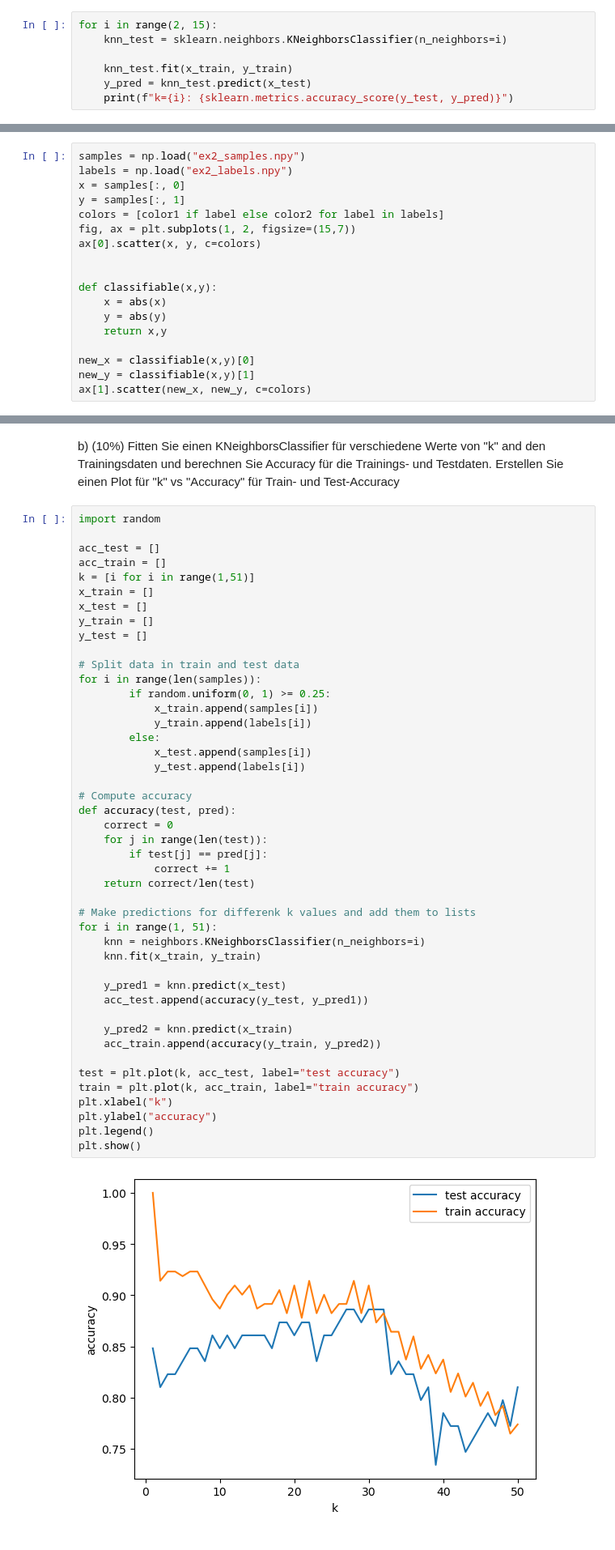
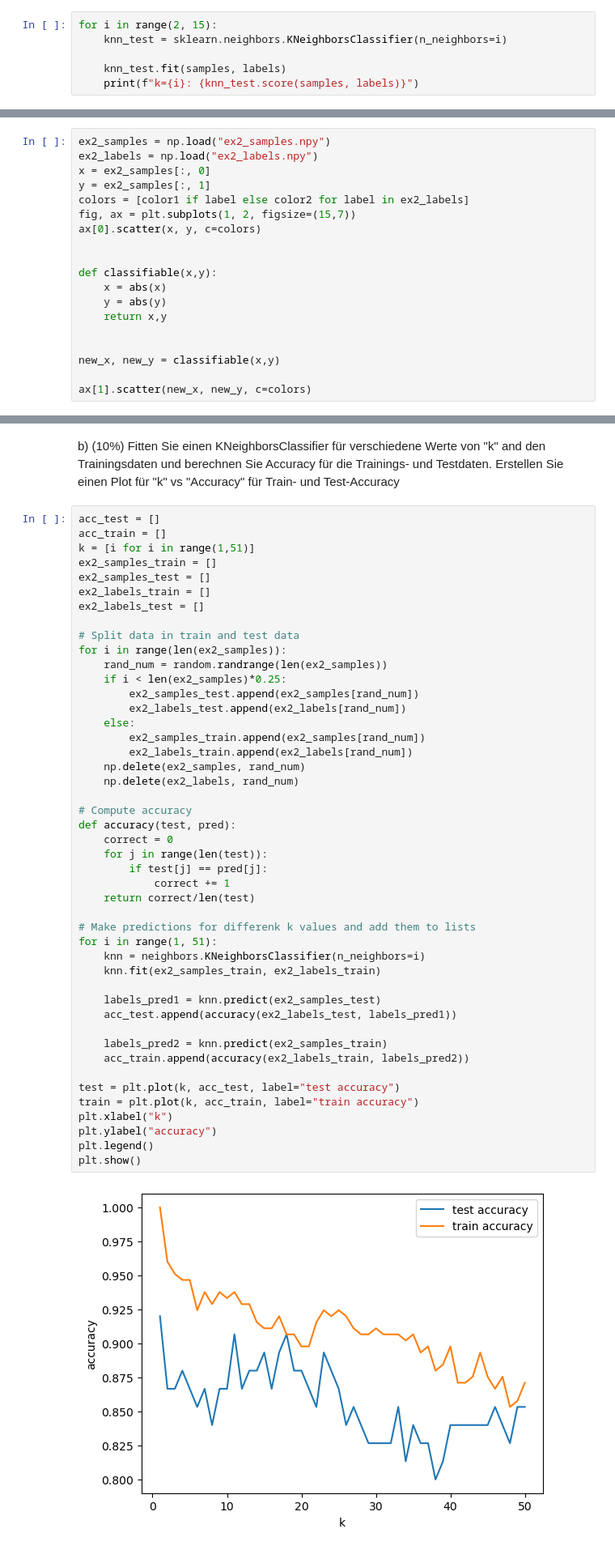
Before and after one commit to olehae/DS1, a Jupyter notebook: Hausaufgabe07.ipynb, the cells around one changed output, grey strips where cells are left out. Shown at 81% size. Saved outputs shown, nothing was run; the diff lists cells and outputs as text.

```diff
--- a/Hausaufgabe07.ipynb
+++ b/Hausaufgabe07.ipynb
@@ -91,7 +90,6 @@ d) (5%) Sie werden kleine Inseln in den Klassifizierungs-Grenzen erkennen. Was i
 for i in range(2, 15):
     knn_test = sklearn.neighbors.KNeighborsClassifier(n_neighbors=i)
 
-    knn_test.fit(x_train, y_train)
-    y_pred = knn_test.predict(x_test)
-    print(f"k={i}: {sklearn.metrics.accuracy_score(y_test, y_pred)}")
+    knn_test.fit(samples, labels)
+    print(f"k={i}: {knn_test.score(samples, labels)}")
 # %% [output]
@@ -204,11 +189,11 @@ Nutzen Sie in dieser Aufgabe aus sklearn nur den KNeighborsClassifier. Sollten S
 # %% [markdown]
 a) (10%) Laden Sie die Daten "ex2_samples.npy" und "ex2_labels.npy" und visualisieren Sie sie wie in Aufgabe 1. Sie werden sehen, dass die Daten nicht mit einem linearen Classifier klassifizierbar sind. Schreiben Sie eine Funktion, die die Daten in ein anderes Koordinatensystem transformiert, in dem sie leichter zu klassifizieren sind.
 # %%
-samples = np.load("ex2_samples.npy")
-labels = np.load("ex2_labels.npy")
-x = samples[:, 0]
-y = samples[:, 1]
-colors = [color1 if label else color2 for label in labels]
+ex2_samples = np.load("ex2_samples.npy")
+ex2_labels = np.load("ex2_labels.npy")
+x = ex2_samples[:, 0]
+y = ex2_samples[:, 1]
+colors = [color1 if label else color2 for label in ex2_labels]
 fig, ax = plt.subplots(1, 2, figsize=(15,7))
 ax[0].scatter(x, y, c=colors)
 
@@ -218,8 +203,9 @@ def classifiable(x,y):
     y = abs(y)
     return x,y
 
-new_x = classifiable(x,y)[0]
-new_y = classifiable(x,y)[1]
+
+new_x, new_y = classifiable(x,y)
+
 ax[1].scatter(new_x, new_y, c=colors)
 # %% [output]
 <matplotlib.collections.PathCollection at 0x...>
@@ -227,52 +213,53 @@ ax[1].scatter(new_x, new_y, c=colors)
 # %% [markdown]
 b) (10%) Fitten Sie einen KNeighborsClassifier für verschiedene Werte von "k" and den Trainingsdaten und berechnen Sie Accuracy für die Trainings- und Testdaten. Erstellen Sie einen Plot für "k" vs "Accuracy" für Train- und Test-Accuracy
 # %%
-import random
-
 acc_test = []
 acc_train = []
 k = [i for i in range(1,51)]
-x_train = []
-x_test = []
-y_train = []
-y_test = []
+ex2_samples_train = []
+ex2_samples_test = []
+ex2_labels_train = []
+ex2_labels_test = []
 
 # Split data in train and test data
-for i in range(len(samples)):
-        if random.uniform(0, 1) >= 0.25:
-            x_train.append(samples[i])
-            y_train.append(labels[i])
-        else:
-            x_test.append(samples[i])
-            y_test.append(labels[i])
+for i in range(len(ex2_samples)):
+    rand_num = random.randrange(len(ex2_samples))
+    if i < len(ex2_samples)*0.25:
+        ex2_samples_test.append(ex2_samples[rand_num])
+        ex2_labels_test.append(ex2_labels[rand_num])
+    else:
+        ex2_samples_train.append(ex2_samples[rand_num])
+        ex2_labels_train.append(ex2_labels[rand_num])
+    np.delete(ex2_samples, rand_num)
+    np.delete(ex2_labels, rand_num)
 
 # Compute accuracy
 def accuracy(test, pred):
     correct = 0
     for j in range(len(test)):
         if test[j] == pred[j]:
             correct += 1
     return correct/len(test)
 
 # Make predictions for differenk k values and add them to lists
 for i in range(1, 51):
     knn = neighbors.KNeighborsClassifier(n_neighbors=i)
-    knn.fit(x_train, y_train)
+    knn.fit(ex2_samples_train, ex2_labels_train)
 
-    y_pred1 = knn.predict(x_test)
-    acc_test.append(accuracy(y_test, y_pred1))
+    labels_pred1 = knn.predict(ex2_samples_test)
+    acc_test.append(accuracy(ex2_labels_test, labels_pred1))
 
-    y_pred2 = knn.predict(x_train)
-    acc_train.append(accuracy(y_train, y_pred2))
+    labels_pred2 = knn.predict(ex2_samples_train)
+    acc_train.append(accuracy(ex2_labels_train, labels_pred2))
 
 test = plt.plot(k, acc_test, label="test accuracy")
 train = plt.plot(k, acc_train, label="train accuracy")
 plt.xlabel("k")
 plt.ylabel("accuracy")
 plt.legend()
 plt.show()
 # %% [output]
-[figure, old version]
+[figure, new version]
 # %% [markdown]
 c) (30%) Splitten Sie ihre Trainingsdaten in verschiedene Trainings- und Validationsets und führen Sie CrossValidation durch, um den besten Wert für "k" zu finden.
 # %%
```
Also changed, not shown: parts of 17 cells of this notebook.
